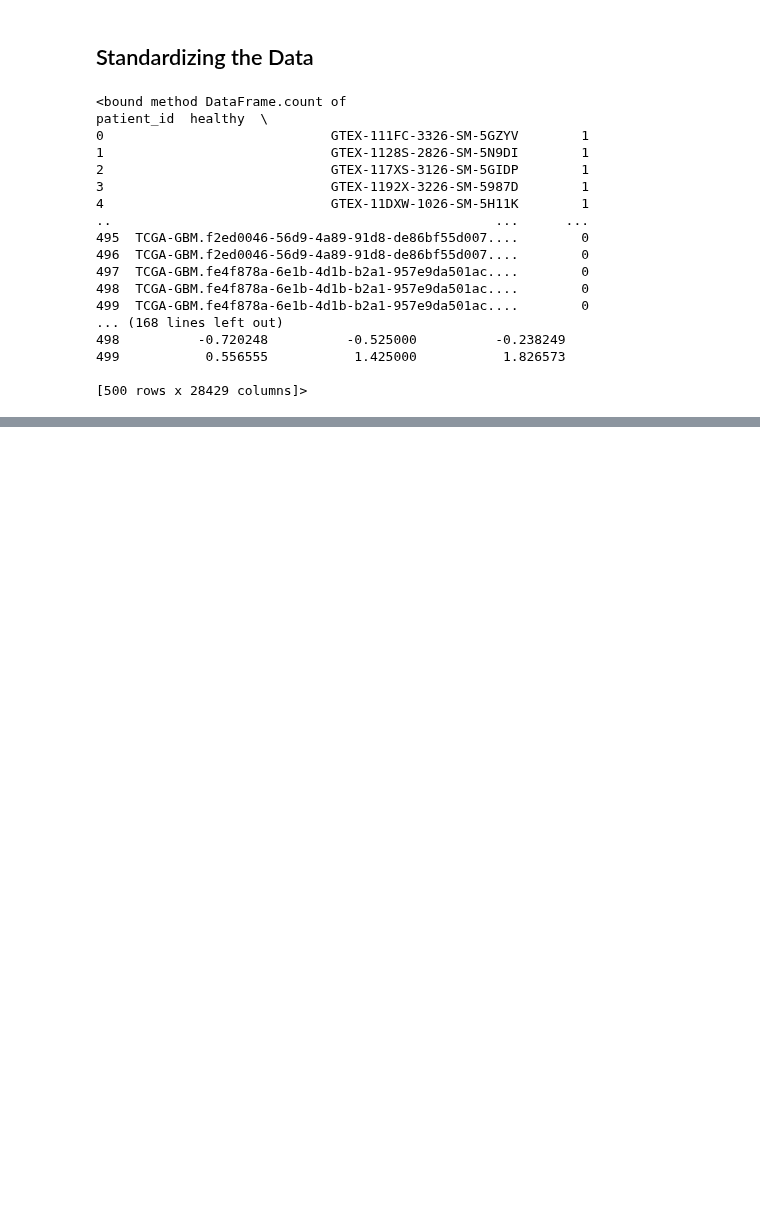
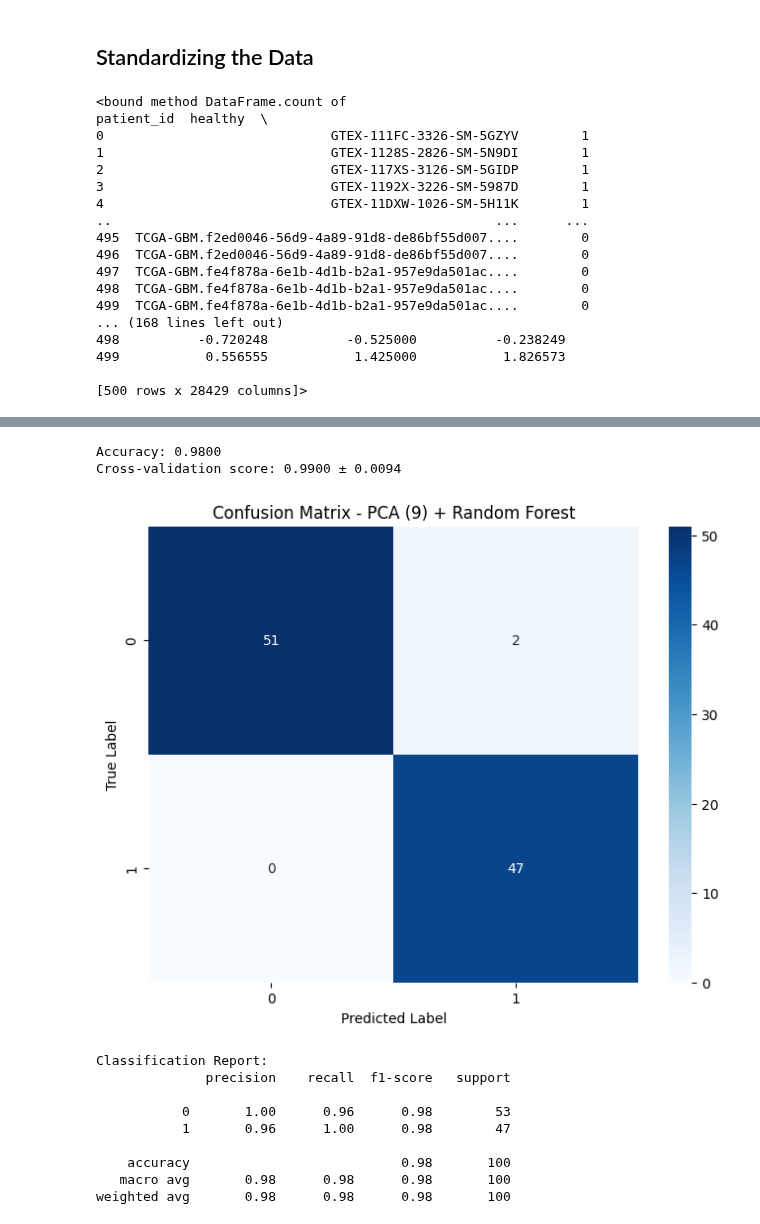
Before and after one commit to tobitotaku/ai-brain-tumor, a Jupyter notebook: 02_pca.ipynb, the cells around one changed output, grey strips where cells are left out. Saved outputs shown, nothing was run; the diff lists cells and outputs as text; code cells hidden in the pictures; blank space fills up the shorter version.

```diff
--- a/02_pca.ipynb
+++ b/02_pca.ipynb
@@ -380,0 +348,47 @@ Logistic Regression           0.43    0.3975
+# %%
+# Create a pipeline with PCA and Random Forest classifier
+pipeline = Pipeline([
+    ('scaler', StandardScaler()),  # First standardize the data
+    ('pca', PCA(n_components=1)),  # Use 9 PCA components
+    ('classifier', RandomForestClassifier(n_estimators=100, random_state=42))
+])
+
+# Train the pipeline on the training data
+pipeline.fit(X_train, y_train)
+
+# Predict on test data
+y_pred = pipeline.predict(X_test)
+
+# Evaluate the model
+accuracy = accuracy_score(y_test, y_pred)
+cv_scores = cross_val_score(pipeline, X_train, y_train, cv=5)
+
+# Print results
+print(f"Accuracy: {accuracy:.4f}")
+print(f"Cross-validation score: {cv_scores.mean():.4f} ± {cv_scores.std():.4f}")
+
+# Display confusion matrix
+cm = confusion_matrix(y_test, y_pred)
+plt.figure(figsize=(8, 6))
+sns.heatmap(cm, annot=True, fmt='d', cmap='Blues')
+plt.title('Confusion Matrix - PCA (9) + Random Forest')
+plt.ylabel('True Label')
+plt.xlabel('Predicted Label')
+plt.show()
+
+# Display classification report
+print("\nClassification Report:")
+print(classification_report(y_test, y_pred))
+# %% [output]
+Accuracy: 0.9800
+Cross-validation score: 0.9900 ± 0.0094
+[figure, added]
+Classification Report:
+              precision    recall  f1-score   support
+
+           0       1.00      0.96      0.98        53
+           1       0.96      1.00      0.98        47
+
+    accuracy                           0.98       100
+   macro avg       0.98      0.98      0.98       100
+weighted avg       0.98      0.98      0.98       100
```
Also changed, not shown: parts of 9 cells of this notebook, 2 other files.
